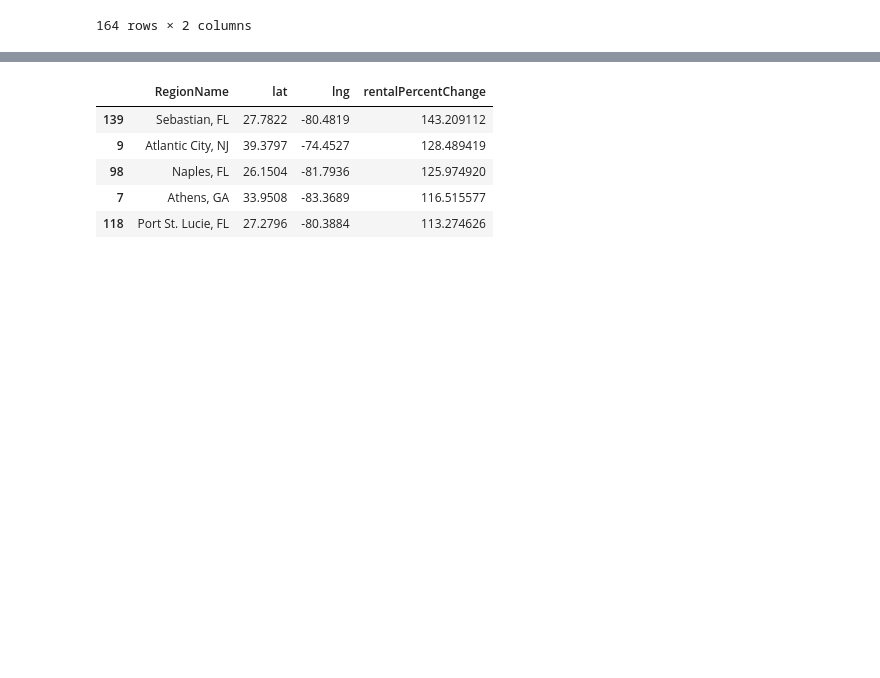
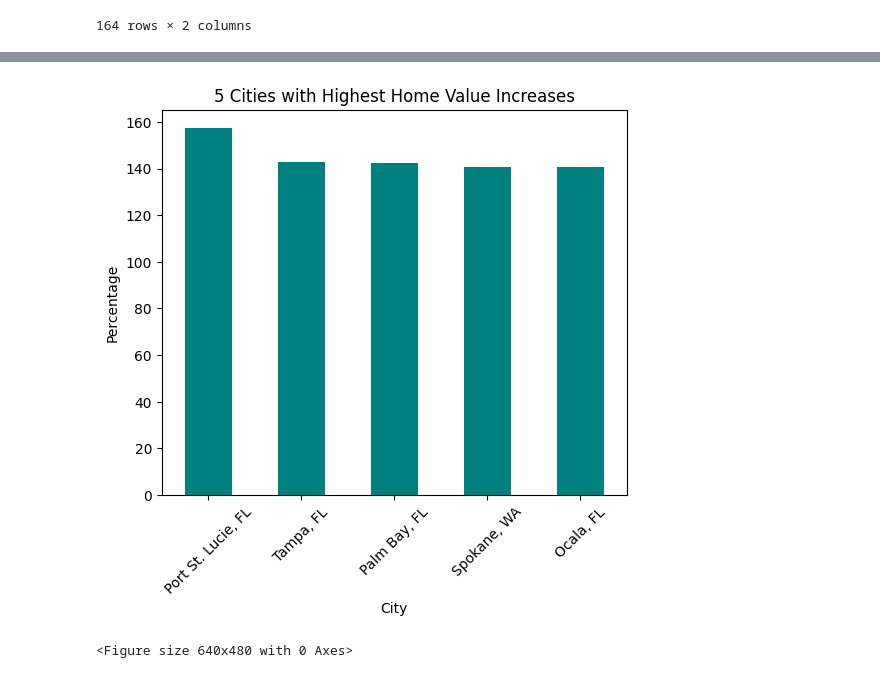
Before and after one commit to elgnol/RealEstate_Project_3, a Jupyter notebook: Analysis/Data_analysis_tatyana.ipynb, the cells around one changed output, grey strips where cells are left out. Cells and saved outputs as stored; diff of their text form; code cells hidden in the pictures; blank space fills up the shorter version.

```diff
--- a/Analysis/Data_analysis_tatyana.ipynb
+++ b/Analysis/Data_analysis_tatyana.ipynb
@@ -441,15 +444,23 @@ home_top_5
+# %%
+# bar plot for cities with highest home value increases
+home_top_5.plot(kind = "bar", color = 'teal', figsize = (6, 5), xlabel = "City", ylabel = "Percentage", title = "5 Cities with Highest Home Value Increases", legend = False)
+plt.xticks(rotation=45)
+
+# Save the figure
+plt.savefig("../IMAGES/home_top_5.png")
+
+plt.show()
+plt.tight_layout()
+# %% [output]
+[figure, added]
+<Figure size 640x480 with 0 Axes>
 # %%
 # dataframe for % change in rental prices
 rental_percents = rental_df[["RegionName", "rentalPercentChange"]]
 rental_percents = pd.merge(rental_percents, cities_df_simple, on = 'RegionName', how = 'inner')
 rental_percents = rental_percents[["RegionName", "lat", "lng", "rentalPercentChange"]]
+rental_percents.rename(columns={'rentalPercentChange': 'price'}, inplace=True)
 # show top 5
-rental_top_5 = rental_percents.sort_values(by = 'rentalPercentChange', ascending = False).head()
-rental_top_5
+rental_top_5 = rental_percents.sort_values(by = 'price', ascending = False).head()
+rental_top_5 = rental_top_5[["RegionName", "price"]]
+rental_top_5 = rental_top_5.set_index("RegionName", drop=True)
-# %% [output]
-|  | RegionName | lat | lng | rentalPercentChange |
-| 139 | Sebastian, FL | 27.7822 | -80.4819 | 143.209112 |
-| 9 | Atlantic City, NJ | 39.3797 | -74.4527 | 128.489419 |
-| 98 | Naples, FL | 26.1504 | -81.7936 | 125.974920 |
-| 7 | Athens, GA | 33.9508 | -83.3689 | 116.515577 |
-| 118 | Port St. Lucie, FL | 27.2796 | -80.3884 | 113.274626 |
```
Also changed, not shown: parts of 8 cells of this notebook, 7 other files.
